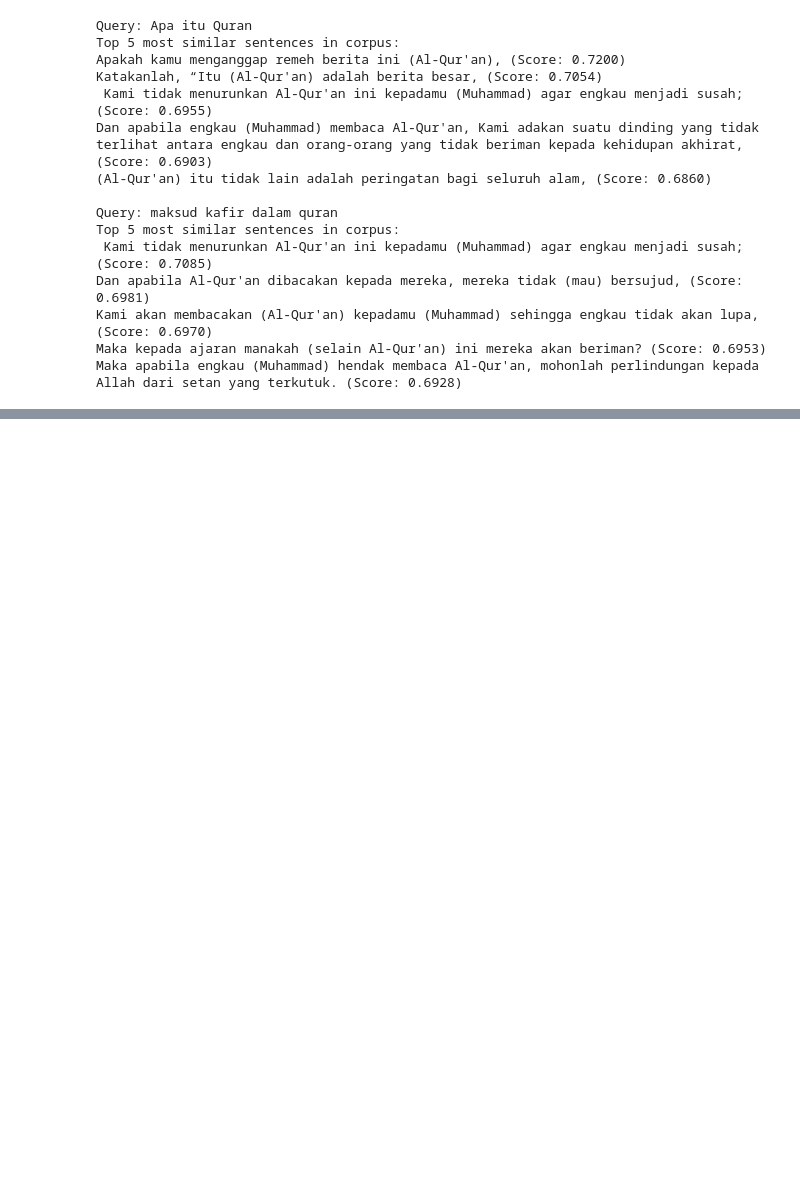
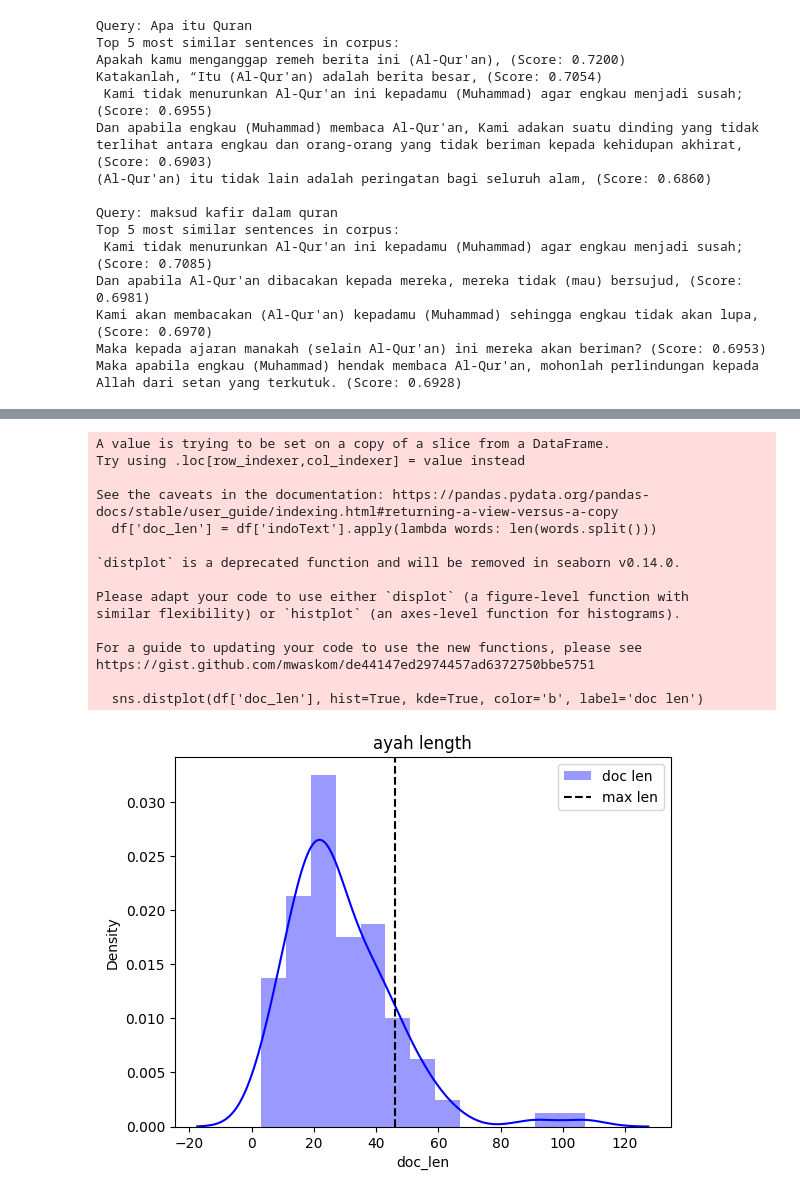
Before and after one commit to 337ubaid/quran-indo, a Jupyter notebook: sbert_exploration.ipynb, the cells around one changed output, grey strips where cells are left out. Cells and saved outputs as stored; diff of their text form; code cells hidden in the pictures; blank space fills up the shorter version.

```diff
--- a/sbert_exploration.ipynb
+++ b/sbert_exploration.ipynb
@@ -214,0 +229,3 @@ Maka apabila engkau (Muhammad) hendak membaca Al-Qur'an, mohonlah perlindungan k
+# %%
+data = pd.read_csv('quran_100_ayat.csv',memory_map=True)
+data.info()
@@ -214,0 +246,3 @@ Maka apabila engkau (Muhammad) hendak membaca Al-Qur'an, mohonlah perlindungan k
+# %%
+df = data[['id','indoText']]
+df
@@ -214,0 +263,24 @@ Maka apabila engkau (Muhammad) hendak membaca Al-Qur'an, mohonlah perlindungan k
+# %%
+df['doc_len'] = df['indoText'].apply(lambda words: len(words.split()))
+max_seq_len = np.round(df['doc_len'].mean() + df['doc_len'].std()).astype(int)
+sns.distplot(df['doc_len'], hist=True, kde=True, color='b', label='doc len')
+plt.axvline(x=max_seq_len, color='k', linestyle='--', label='max len')
+plt.title('ayah length'); plt.legend()
+plt.show()
+# %% [output]
+A value is trying to be set on a copy of a slice from a DataFrame.
+Try using .loc[row_indexer,col_indexer] = value instead
+
+See the caveats in the documentation: https://pandas.pydata.org/pandas-docs/stable/user_guide/indexing.html#returning-a-view-versus-a-copy
+  df['doc_len'] = df['indoText'].apply(lambda words: len(words.split()))
+
+`distplot` is a deprecated function and will be removed in seaborn v0.14.0.
+
+Please adapt your code to use either `displot` (a figure-level function with
+similar flexibility) or `histplot` (an axes-level function for histograms).
+
+For a guide to updating your code to use the new functions, please see
+https://gist.github.com/mwaskom/de44147ed2974457ad6372750bbe5751
+
+  sns.distplot(df['doc_len'], hist=True, kde=True, color='b', label='doc len')
+[figure, added]
```
Also changed, not shown: parts of 15 cells of this notebook, 10 other files.
